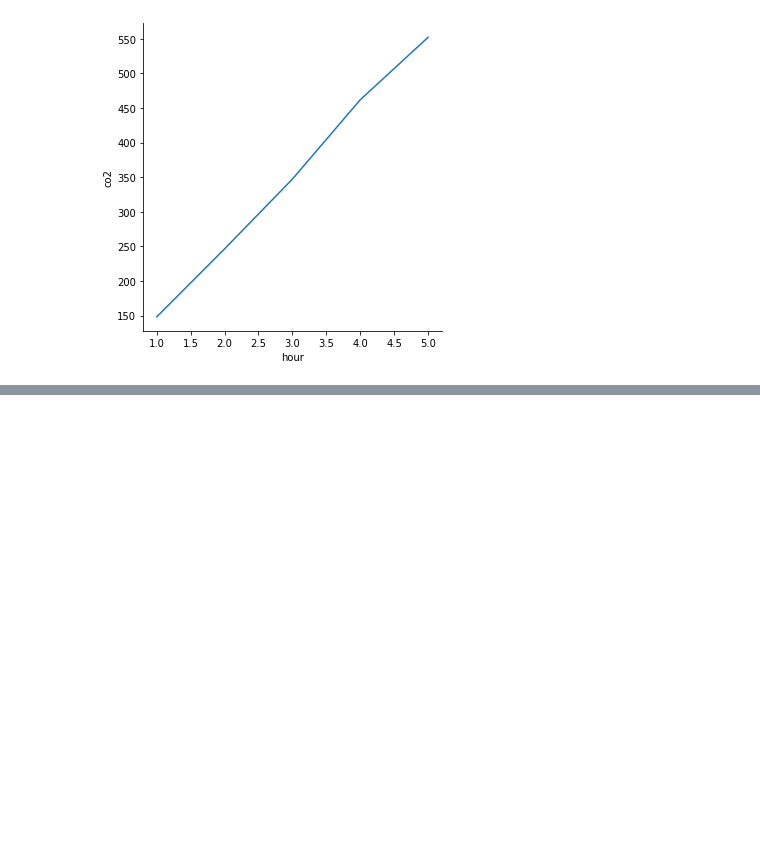
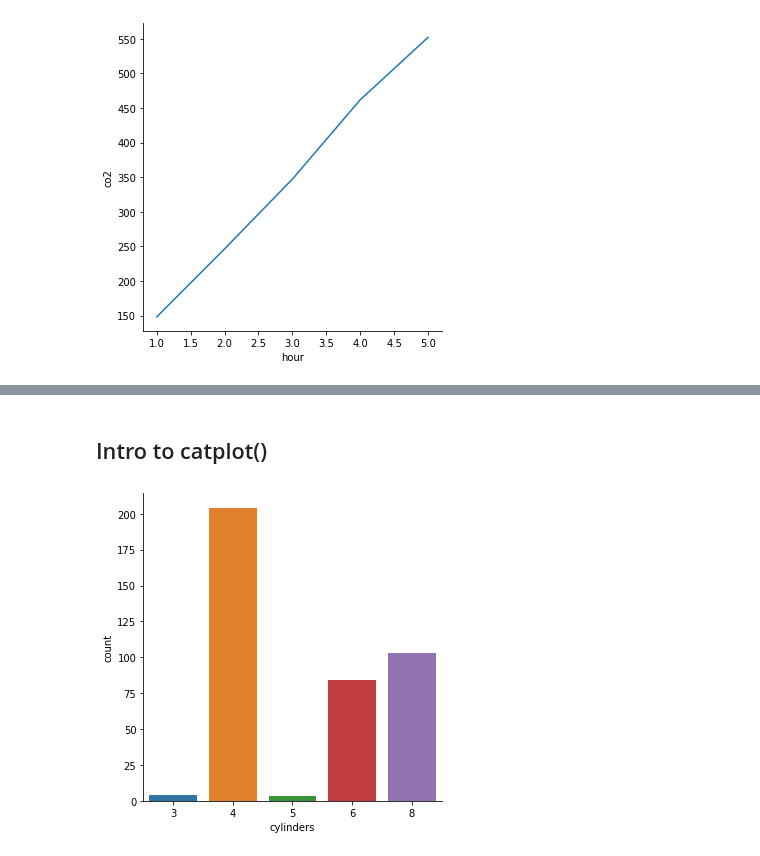
Before and after one commit to Jose-Servin/DataCamp, a Jupyter notebook: Courses/Intro_Seaborn/all_about_Seaborn.ipynb, the cells around one changed output, grey strips where cells are left out. Saved outputs shown, nothing was run; the diff lists cells and outputs as text; code cells hidden in the pictures; blank space fills up the shorter version.

```diff
--- a/Courses/Intro_Seaborn/all_about_Seaborn.ipynb
+++ b/Courses/Intro_Seaborn/all_about_Seaborn.ipynb
@@ -508,0 +540,12 @@ plt.show()
+# %% [markdown]
+## Intro to catplot()
+# %%
+sns.catplot(
+    x='cylinders',
+    data=mpg_data,
+    kind='count' # a graph showing the count for each unique observation in the x variable given
+)
+
+plt.show()
+# %% [output]
+[figure, added]
```
Also changed, not shown: parts of 49 cells of this notebook.
